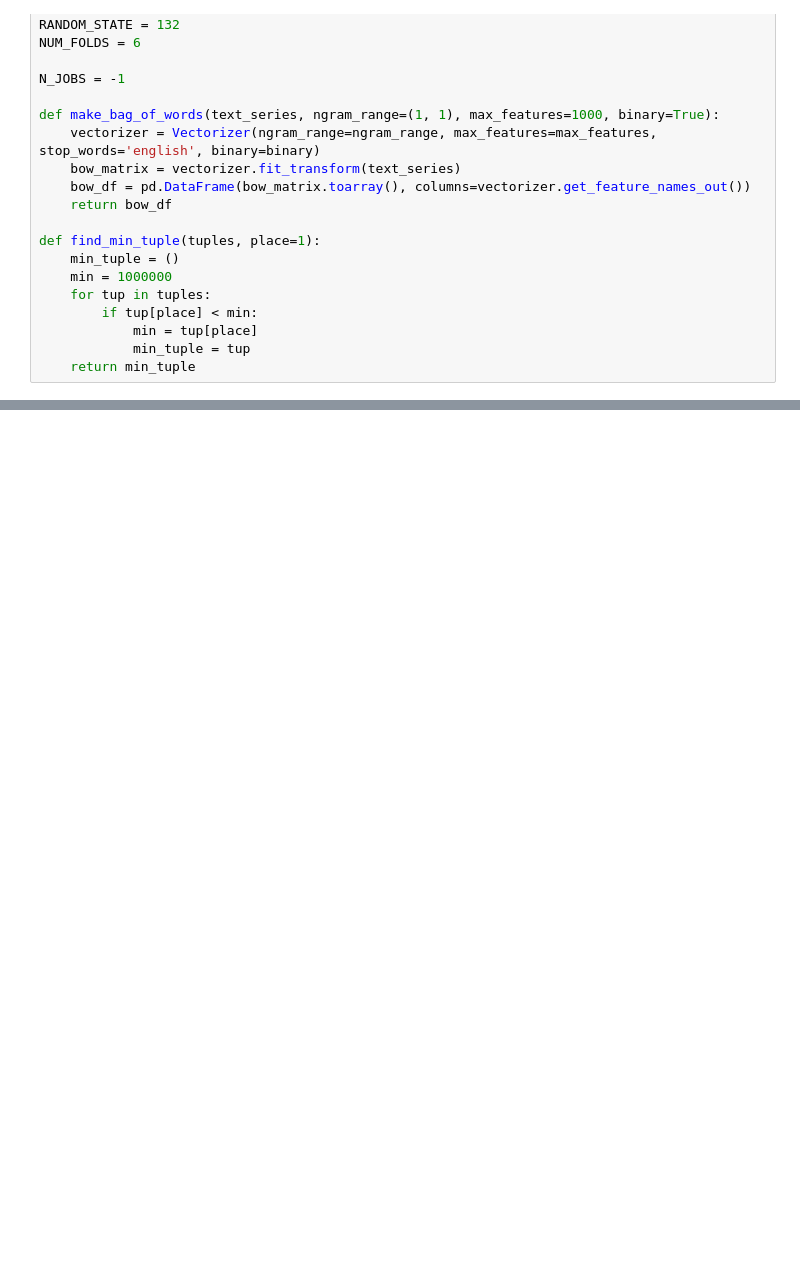
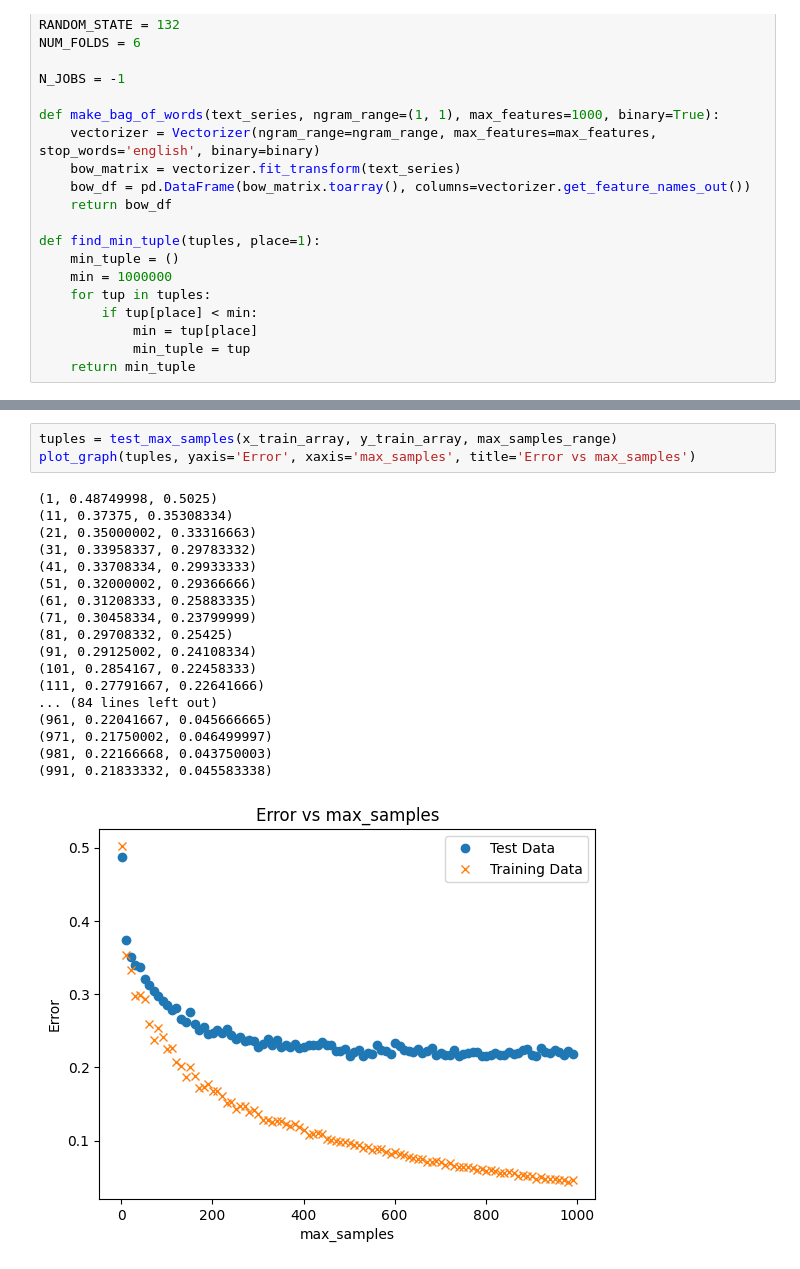
Before and after one commit to hahearn73/projA, a Jupyter notebook: problem2.ipynb, the cells around one changed output, grey strips where cells are left out. Cells and saved outputs as stored; diff of their text form; blank space fills up the shorter version.

```diff
--- a/problem2.ipynb
+++ b/problem2.ipynb
@@ -133,0 +200,22 @@ min_samples_leaf_range = range(1, 11, 1)
+# %%
+tuples = test_max_samples(x_train_array, y_train_array, max_samples_range)
+plot_graph(tuples, yaxis='Error', xaxis='max_samples', title='Error vs max_samples')
+# %% [output]
+(1, 0.48749998, 0.5025)
+(11, 0.37375, 0.35308334)
+(21, 0.35000002, 0.33316663)
+(31, 0.33958337, 0.29783332)
+(41, 0.33708334, 0.29933333)
+(51, 0.32000002, 0.29366666)
+(61, 0.31208333, 0.25883335)
+(71, 0.30458334, 0.23799999)
+(81, 0.29708332, 0.25425)
+(91, 0.29125002, 0.24108334)
+(101, 0.2854167, 0.22458333)
+(111, 0.27791667, 0.22641666)
+... (84 lines left out)
+(961, 0.22041667, 0.045666665)
+(971, 0.21750002, 0.046499997)
+(981, 0.22166668, 0.043750003)
+(991, 0.21833332, 0.045583338)
+[figure, added]
```
Also changed, not shown: parts of 10 cells of this notebook, 6 other files.
